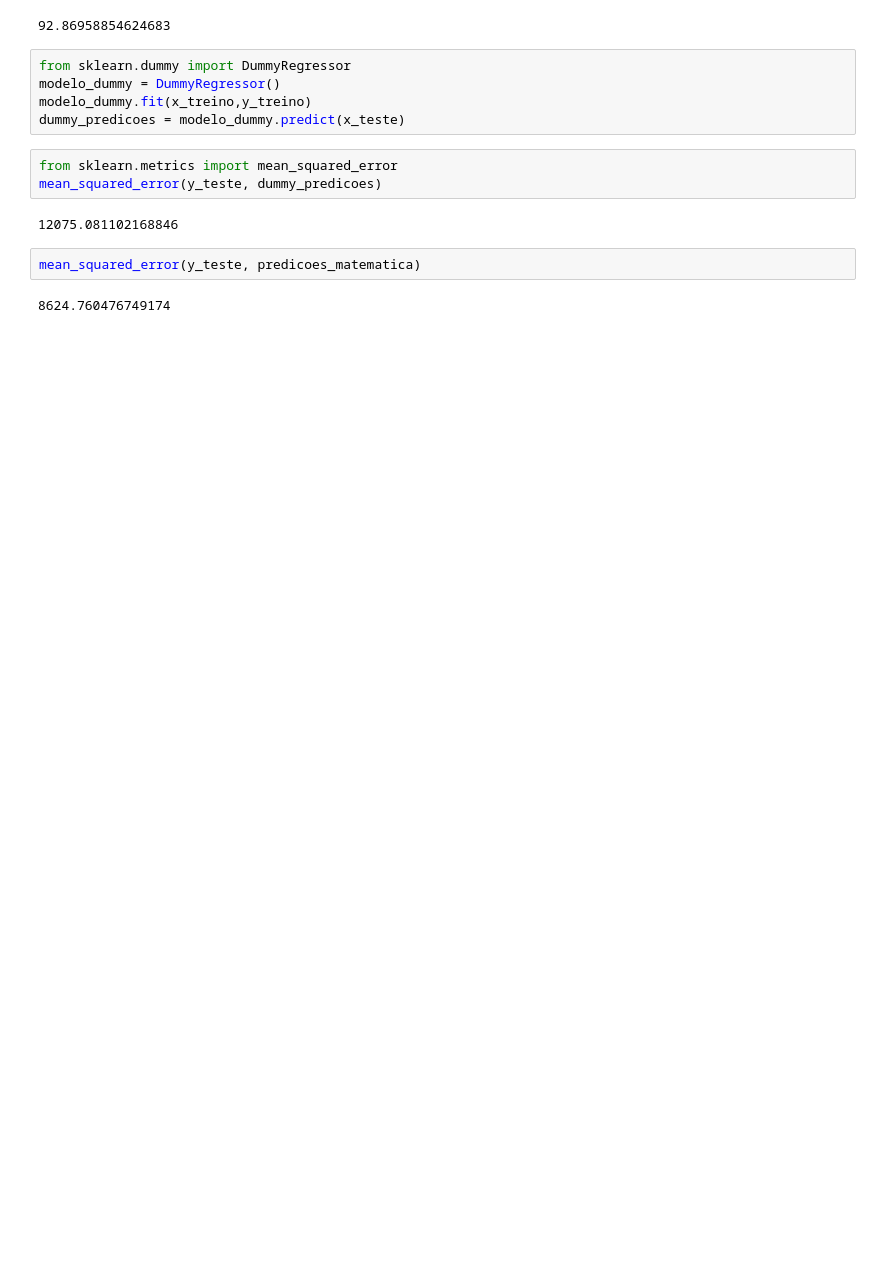
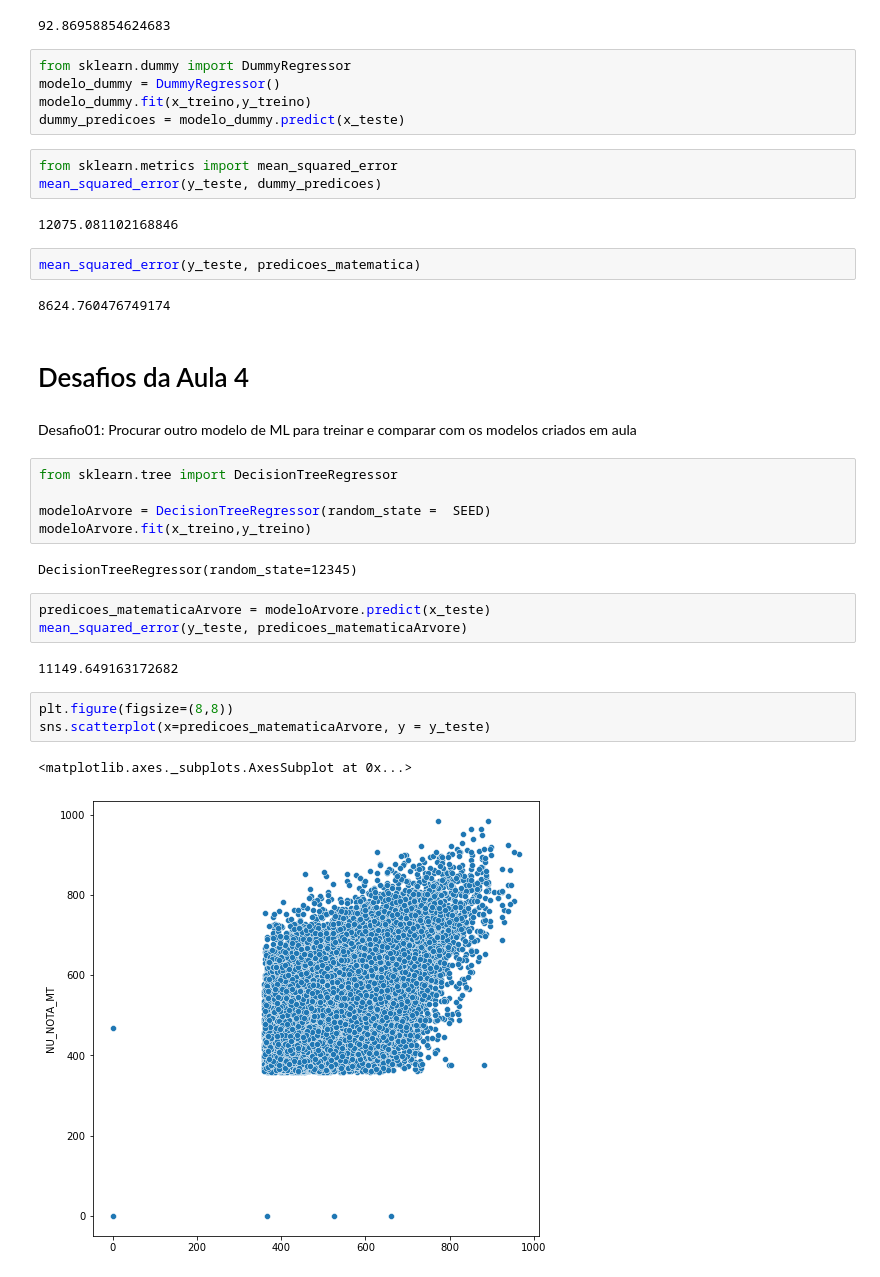
Before and after one commit to LuiMagno/Imers-o-Dados-Alura, a Jupyter notebook: Aula 04 - Machine Learning.ipynb, the cells around one changed output. Drawn from its saved outputs; the diff is of its cells as text; blank space fills up the shorter version.

Commit message:
Desafios da Aula 4 de Machine Learning

```diff
--- a/Aula 04 - Machine Learning.ipynb
+++ b/Aula 04 - Machine Learning.ipynb
@@ -1006,3 +1006,25 @@ mean_squared_error(y_teste, dummy_predicoes)
 mean_squared_error(y_teste, predicoes_matematica)
 # %% [output]
 8624.760476749174
+# %% [markdown]
+# Desafios da Aula 4
+# %% [markdown]
+Desafio01: Procurar outro modelo de ML para treinar e comparar com os modelos criados em aula
+# %%
+from sklearn.tree import DecisionTreeRegressor
+
+modeloArvore = DecisionTreeRegressor(random_state =  SEED)
+modeloArvore.fit(x_treino,y_treino)
+# %% [output]
+DecisionTreeRegressor(random_state=12345)
+# %%
+predicoes_matematicaArvore = modeloArvore.predict(x_teste)
+mean_squared_error(y_teste, predicoes_matematicaArvore)
+# %% [output]
+11149.649163172682
+# %%
+plt.figure(figsize=(8,8))
+sns.scatterplot(x=predicoes_matematicaArvore, y = y_teste)
+# %% [output]
+<matplotlib.axes._subplots.AxesSubplot at 0x...>
+[figure, added]
```
Also changed, not shown: parts of 14 cells of this notebook.
